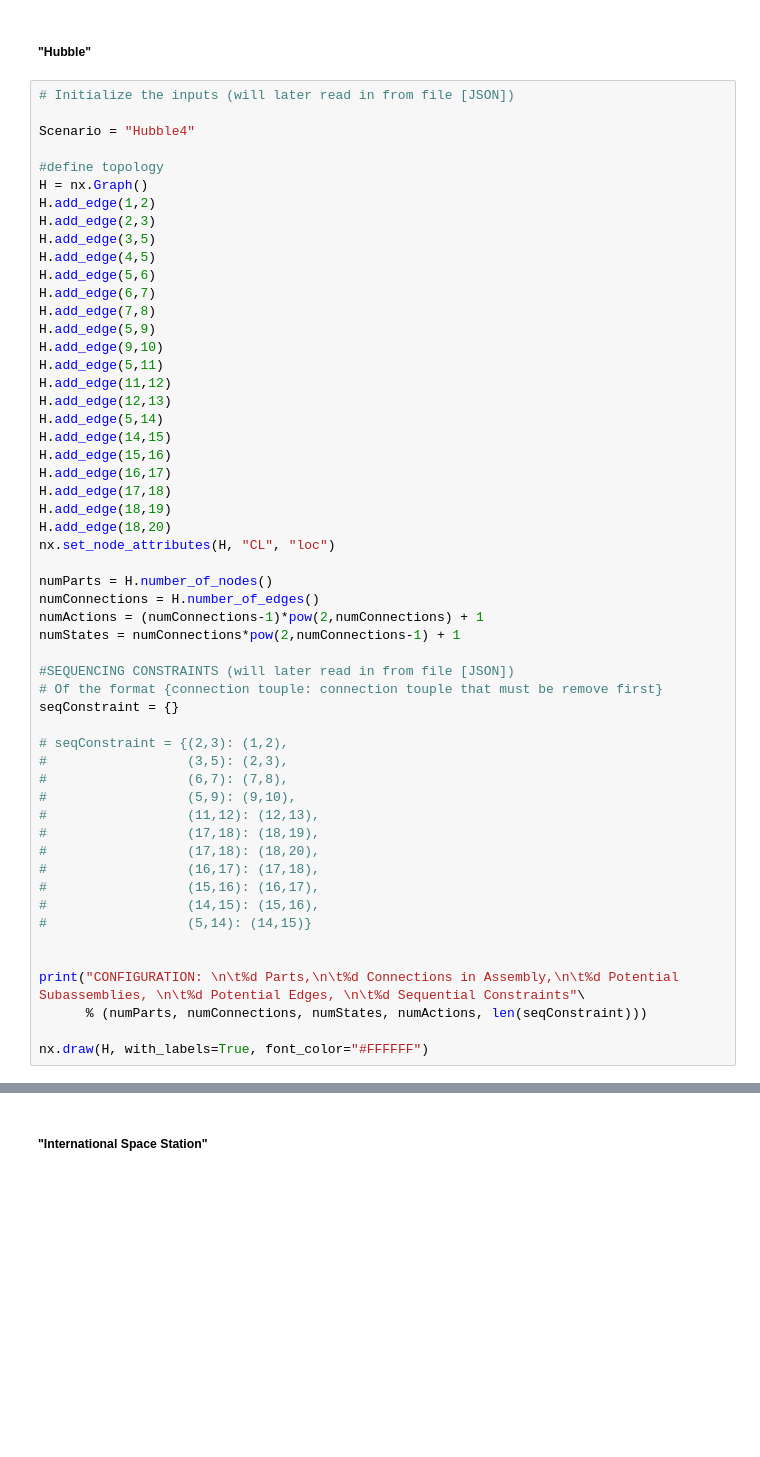
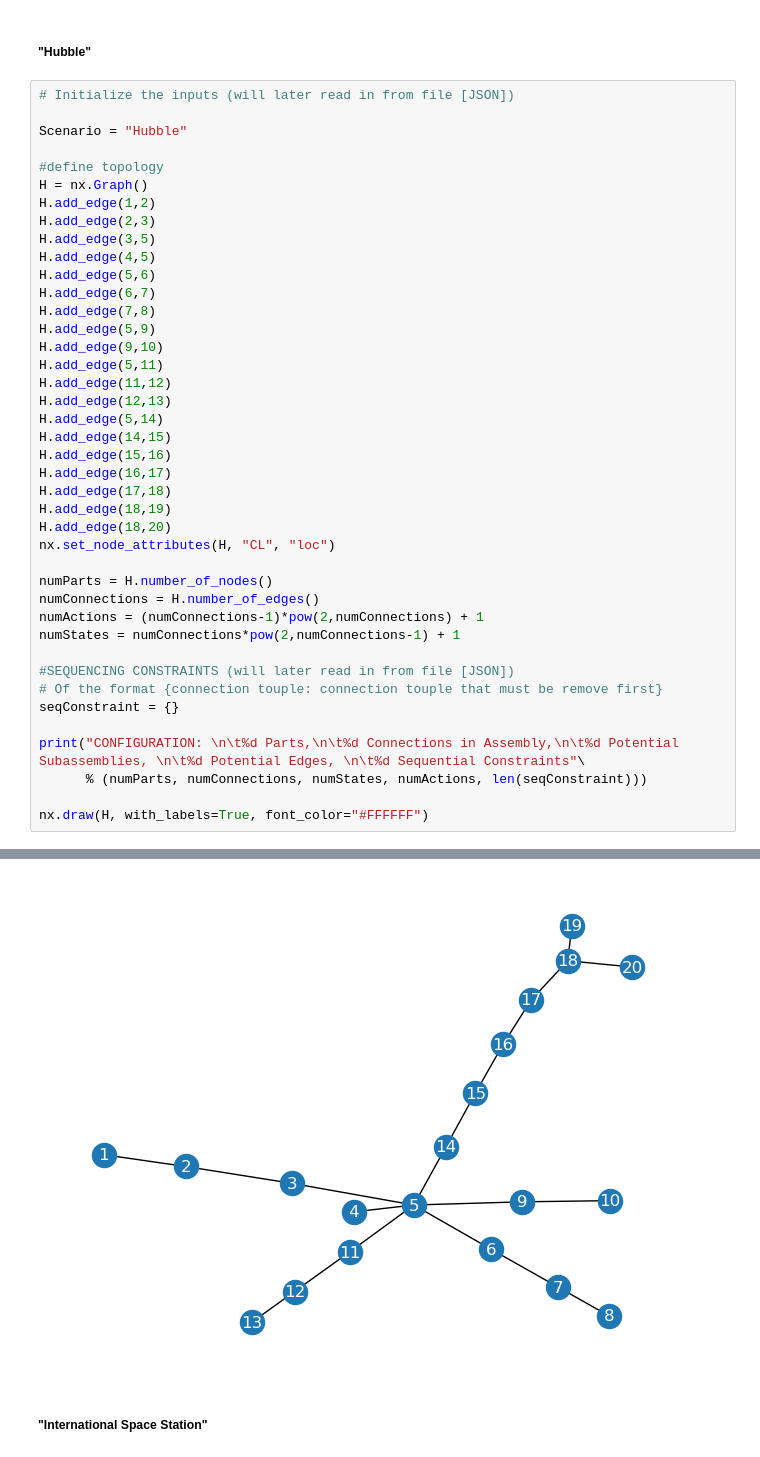
Before and after one commit to labicon/ORASP-Code, a Jupyter notebook: AssemblyGeneration-DQN.ipynb, the cells around one changed output, grey strips where cells are left out. Saved outputs shown, nothing was run; the diff lists cells and outputs as text; blank space fills up the shorter version.

```diff
--- a/AssemblyGeneration-DQN.ipynb
+++ b/AssemblyGeneration-DQN.ipynb
@@ -232,7 +234,7 @@ def R(s, a, H):
 # %%
 # Initialize the inputs (will later read in from file [JSON])
 
-Scenario = "Hubble4"
+Scenario = "Hubble"
 
 #define topology
 H = nx.Graph()
@@ -250,46 +252,34 @@ H.add_edge(11,12)
 H.add_edge(12,13)
 H.add_edge(5,14)
 H.add_edge(14,15)
 H.add_edge(15,16)
 H.add_edge(16,17)
 H.add_edge(17,18)
 H.add_edge(18,19)
 H.add_edge(18,20)
 nx.set_node_attributes(H, "CL", "loc")
 
 numParts = H.number_of_nodes()
 numConnections = H.number_of_edges()
 numActions = (numConnections-1)*pow(2,numConnections) + 1
 numStates = numConnections*pow(2,numConnections-1) + 1
 
 #SEQUENCING CONSTRAINTS (will later read in from file [JSON])
 # Of the format {connection touple: connection touple that must be remove first}
 seqConstraint = {}
 
-# seqConstraint = {(2,3): (1,2),
-#                  (3,5): (2,3),
-#                  (6,7): (7,8),
-#                  (5,9): (9,10),
-#                  (11,12): (12,13),
-#                  (17,18): (18,19),
-#                  (17,18): (18,20),
-#                  (16,17): (17,18),
-#                  (15,16): (16,17),
-#                  (14,15): (15,16),
-#                  (5,14): (14,15)}
-
-
 print("CONFIGURATION: \n\t%d Parts,\n\t%d Connections in Assembly,\n\t%d Potential Subassemblies, \n\t%d Potential Edges, \n\t%d Sequential Constraints"\
       % (numParts, numConnections, numStates, numActions, len(seqConstraint)))
 
 nx.draw(H, with_labels=True, font_color="#FFFFFF")
 # %% [output]
 CONFIGURATION:
         20 Parts,
         19 Connections in Assembly,
         4980737 Potential Subassemblies,
         9437185 Potential Edges,
         0 Sequential Constraints
+[figure, added]
 # %% [markdown]
 ##### "International Space Station"
 # %%
```
Also changed, not shown: parts of 23 cells of this notebook, 9 other files.
